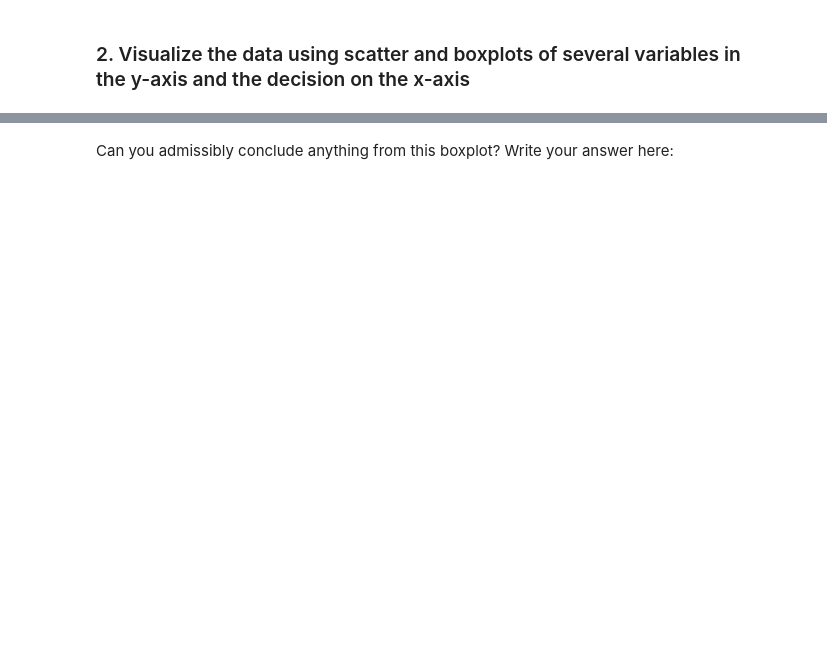
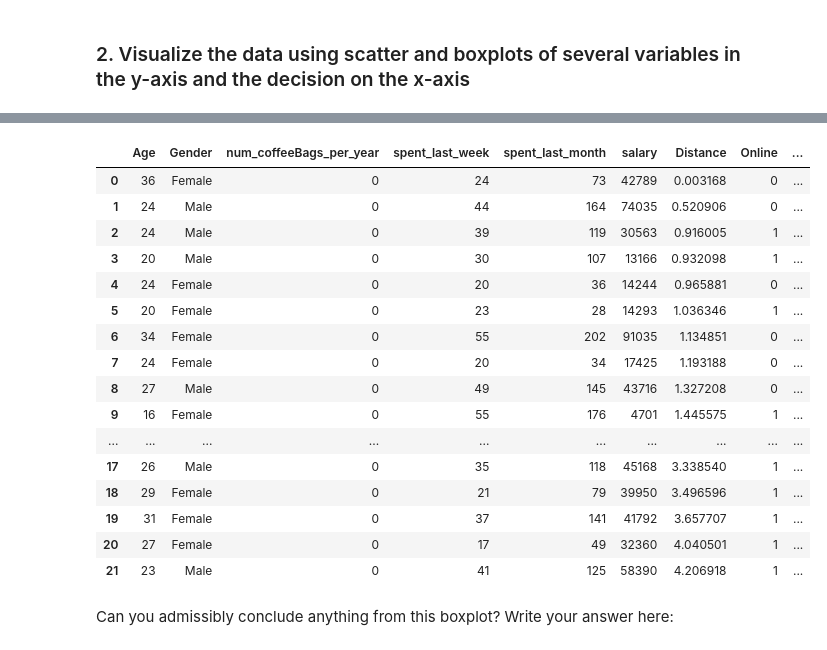
Before and after one commit to asaadkhattab/DecisionTreeCaseStudy, a Jupyter notebook: Springboard Decision Tree Specialty Coffee Case Study - Tier 3.ipynb, the cells around one changed output, grey strips where cells are left out. Drawn from its saved outputs; the diff is of its cells as text; code cells hidden in the pictures; blank space fills up the shorter version.

```diff
--- a/Springboard Decision Tree Specialty Coffee Case Study - Tier 3.ipynb
+++ b/Springboard Decision Tree Specialty Coffee Case Study - Tier 3.ipynb
@@ -284,3 +292,23 @@ _ _ _
+# %%
+df.head(22)
+# %% [output]
+|  | Age | Gender | num_coffeeBags_per_year | spent_last_week | spent_last_month | salary | Distance | Online | ... |
+| 0 | 36 | Female | 0 | 24 | 73 | 42789 | 0.003168 | 0 | ... |
+| 1 | 24 | Male | 0 | 44 | 164 | 74035 | 0.520906 | 0 | ... |
+| 2 | 24 | Male | 0 | 39 | 119 | 30563 | 0.916005 | 1 | ... |
+| 3 | 20 | Male | 0 | 30 | 107 | 13166 | 0.932098 | 1 | ... |
+| 4 | 24 | Female | 0 | 20 | 36 | 14244 | 0.965881 | 0 | ... |
+| 5 | 20 | Female | 0 | 23 | 28 | 14293 | 1.036346 | 1 | ... |
+| 6 | 34 | Female | 0 | 55 | 202 | 91035 | 1.134851 | 0 | ... |
+| 7 | 24 | Female | 0 | 20 | 34 | 17425 | 1.193188 | 0 | ... |
+| 8 | 27 | Male | 0 | 49 | 145 | 43716 | 1.327208 | 0 | ... |
+| 9 | 16 | Female | 0 | 55 | 176 | 4701 | 1.445575 | 1 | ... |
+| ... | ... | ... | ... | ... | ... | ... | ... | ... | ... |
+| 17 | 26 | Male | 0 | 35 | 118 | 45168 | 3.338540 | 1 | ... |
+| 18 | 29 | Female | 0 | 21 | 79 | 39950 | 3.496596 | 1 | ... |
+| 19 | 31 | Female | 0 | 37 | 141 | 41792 | 3.657707 | 1 | ... |
+| 20 | 27 | Female | 0 | 17 | 49 | 32360 | 4.040501 | 1 | ... |
+| 21 | 23 | Male | 0 | 41 | 125 | 58390 | 4.206918 | 1 | ... |
 # %% [markdown]
 Can you admissibly conclude anything from this boxplot? Write your answer here:
 # %%
```
Also changed, not shown: parts of 27 cells of this notebook.
